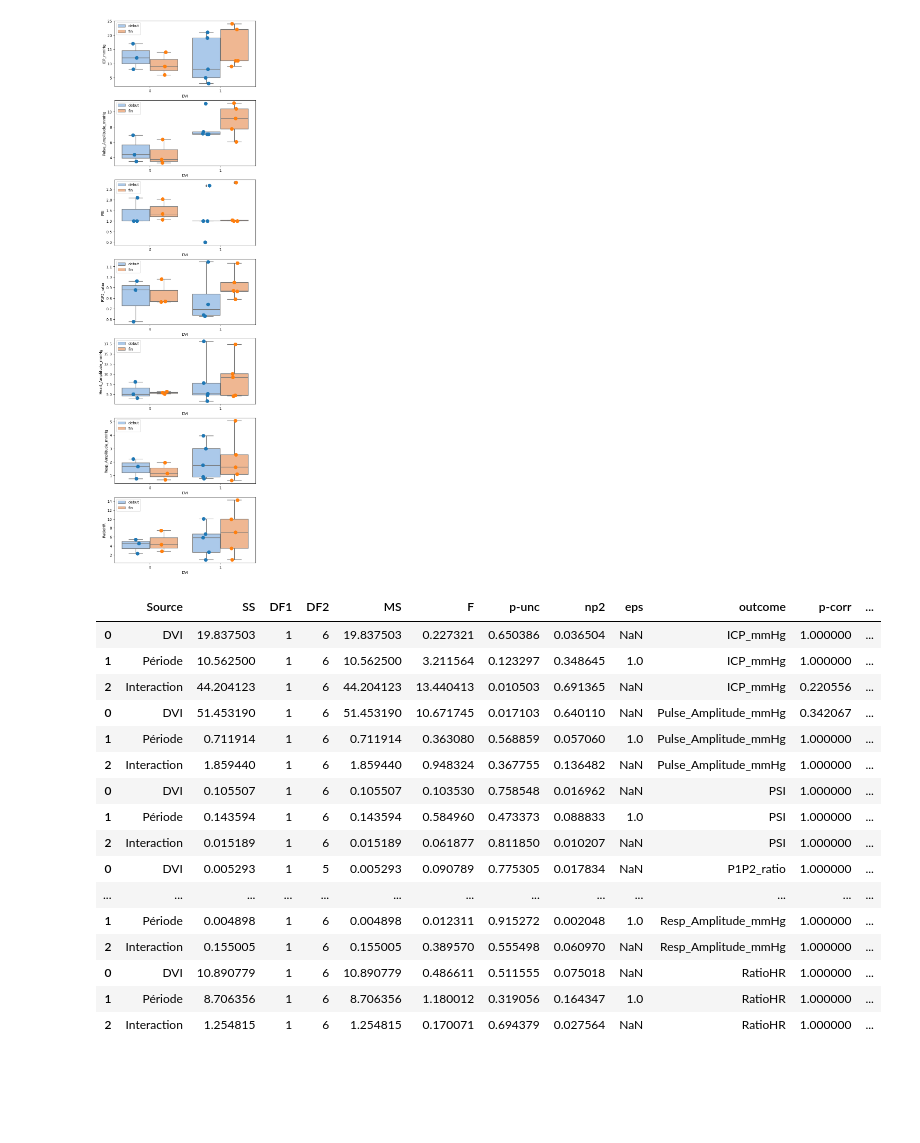
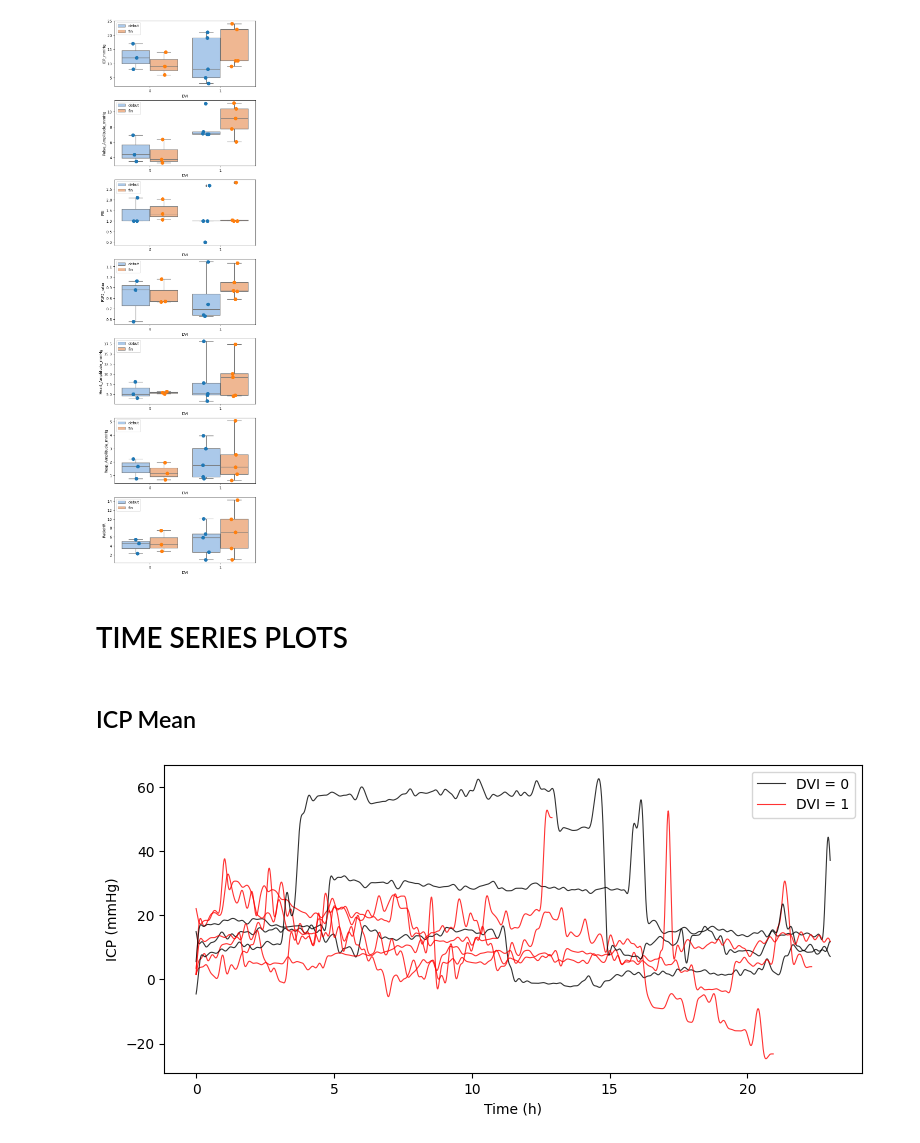
Before and after one commit to ValentinGhibaudo/Scripts_Projet_Clampage_DVE, a Jupyter notebook: valentin_sandbox.ipynb, the cells around one changed output. Drawn from its saved outputs; the diff is of its cells as text; code cells hidden in the pictures; blank space fills up the shorter version.

Commit message:
time series figs

```diff
--- a/valentin_sandbox.ipynb
+++ b/valentin_sandbox.ipynb
@@ -249,23 +249,35 @@ res['signif-corr'] = res['p-corr'].apply(lambda x:0 if x > 0.05 else 1)
 res.to_excel(base_folder / 'results' / 'mixed_anovas.xlsx')
 # %% [output]
 [figure]
-# %%
-res
-# %% [output]
-|  | Source | SS | DF1 | DF2 | MS | F | p-unc | np2 | eps | outcome | p-corr | ... |
-| 0 | DVI | 19.837503 | 1 | 6 | 19.837503 | 0.227321 | 0.650386 | 0.036504 | NaN | ICP_mmHg | 1.000000 | ... |
-| 1 | Période | 10.562500 | 1 | 6 | 10.562500 | 3.211564 | 0.123297 | 0.348645 | 1.0 | ICP_mmHg | 1.000000 | ... |
-| 2 | Interaction | 44.204123 | 1 | 6 | 44.204123 | 13.440413 | 0.010503 | 0.691365 | NaN | ICP_mmHg | 0.220556 | ... |
-| 0 | DVI | 51.453190 | 1 | 6 | 51.453190 | 10.671745 | 0.017103 | 0.640110 | NaN | Pulse_Amplitude_mmHg | 0.342067 | ... |
-| 1 | Période | 0.711914 | 1 | 6 | 0.711914 | 0.363080 | 0.568859 | 0.057060 | 1.0 | Pulse_Amplitude_mmHg | 1.000000 | ... |
-| 2 | Interaction | 1.859440 | 1 | 6 | 1.859440 | 0.948324 | 0.367755 | 0.136482 | NaN | Pulse_Amplitude_mmHg | 1.000000 | ... |
-| 0 | DVI | 0.105507 | 1 | 6 | 0.105507 | 0.103530 | 0.758548 | 0.016962 | NaN | PSI | 1.000000 | ... |
-| 1 | Période | 0.143594 | 1 | 6 | 0.143594 | 0.584960 | 0.473373 | 0.088833 | 1.0 | PSI | 1.000000 | ... |
-| 2 | Interaction | 0.015189 | 1 | 6 | 0.015189 | 0.061877 | 0.811850 | 0.010207 | NaN | PSI | 1.000000 | ... |
-| 0 | DVI | 0.005293 | 1 | 5 | 0.005293 | 0.090789 | 0.775305 | 0.017834 | NaN | P1P2_ratio | 1.000000 | ... |
-| ... | ... | ... | ... | ... | ... | ... | ... | ... | ... | ... | ... | ... |
-| 1 | Période | 0.004898 | 1 | 6 | 0.004898 | 0.012311 | 0.915272 | 0.002048 | 1.0 | Resp_Amplitude_mmHg | 1.000000 | ... |
-| 2 | Interaction | 0.155005 | 1 | 6 | 0.155005 | 0.389570 | 0.555498 | 0.060970 | NaN | Resp_Amplitude_mmHg | 1.000000 | ... |
-| 0 | DVI | 10.890779 | 1 | 6 | 10.890779 | 0.486611 | 0.511555 | 0.075018 | NaN | RatioHR | 1.000000 | ... |
-| 1 | Période | 8.706356 | 1 | 6 | 8.706356 | 1.180012 | 0.319056 | 0.164347 | 1.0 | RatioHR | 1.000000 | ... |
-| 2 | Interaction | 1.254815 | 1 | 6 | 1.254815 | 0.170071 | 0.694379 | 0.027564 | NaN | RatioHR | 1.000000 | ... |
+# %% [markdown]
+# TIME SERIES PLOTS
+# %%
+all_start_dates = {sub:get_date_windows_gmt(sub) for sub in subs}
+max_duration_s = max([np.timedelta64(all_start_dates[sub]['fin'] - all_start_dates[sub]['debut'], 's').astype(float) for sub in subs])
+# %% [markdown]
+## ICP Mean
+# %%
+
+fig, ax = plt.subplots(figsize = (9, 4))
+
+for sub in subs:
+    stream_name = f'{get_piv_chan_name(sub)}_Mean'
+    start_dates = get_date_windows_gmt(sub)
+    has_dvi = get_metadata(sub)['DVI']
+    cns_reader = pycns.CnsReader(data_path / sub)
+    stream = cns_reader.streams[stream_name]
+    srate = stream.sample_rate
+    raw_icp, dates = stream.get_data(apply_gain=True, with_times = True)
+    raw_icp = iirfilt(raw_icp, srate, highcut = 0.001)
+    t = np.arange(raw_icp.size) / srate
+    mask_t = t < max_duration_s
+    ax.plot(t[mask_t] / 3600, raw_icp[mask_t], label = f'DVI = {has_dvi}', color = 'k' if has_dvi == 0 else 'r', alpha = 0.8, lw = 0.8)
+    ax.set_xlabel('Time (h)')
+    ax.set_ylabel('ICP (mmHg)')
+h, l = ax.get_legend_handles_labels()
+ax.legend(handles=[hi for hi in h[:2]],
+          labels=[li for li in l[:2]])
+fig.savefig(base_folder / 'results' / 'time_series' / 'ICP_Mean.png', dpi = 300, bbox_inches = 'tight')
+plt.show()
+# %% [output]
+[figure, added]
```
Also changed, not shown: parts of 8 cells of this notebook.
